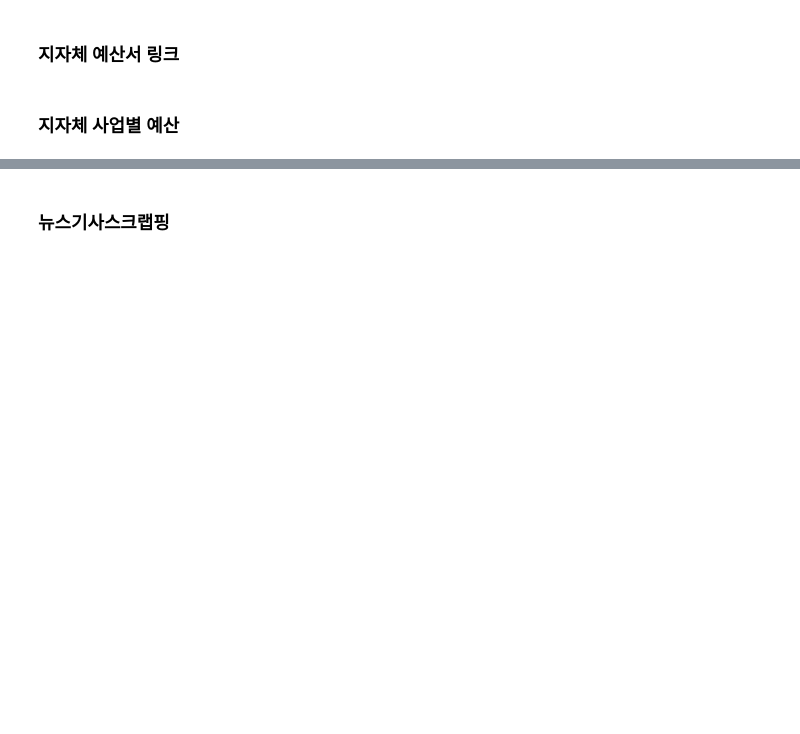
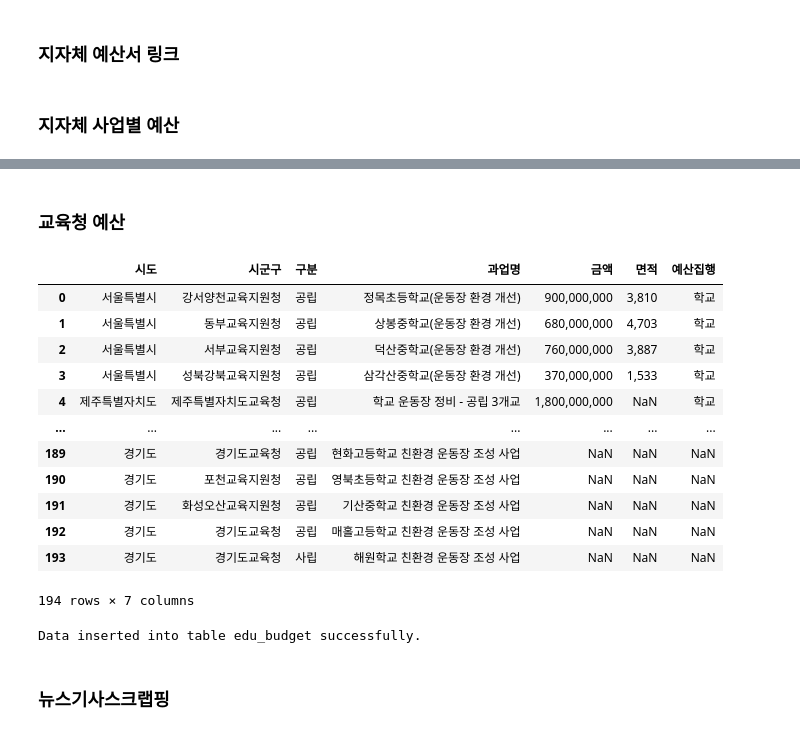
Before and after one commit to kkwann/mido_project, a Jupyter notebook: Data_collection.ipynb, the cells around one changed output, grey strips where cells are left out. Saved outputs shown, nothing was run; the diff lists cells and outputs as text; code cells hidden in the pictures; blank space fills up the shorter version.

```diff
--- a/Data_collection.ipynb
+++ b/Data_collection.ipynb
@@ -950,3 +958,28 @@ save_dataframe_to_bigquery(bid_budget_df_fin,'budget','budget_df_0'+today,bigque
+# %% [markdown]
+### 교육청 예산
+# %%
+edu_df = pd.read_csv('C:/py_src/midoproject/data/2024년 교육청 본예산 정리.csv')
+edu_df.columns = ['시도','시군구','구분','과업명','금액','면적','예산집행']
+# %%
+edu_df
+# %% [output]
+|  | 시도 | 시군구 | 구분 | 과업명 | 금액 | 면적 | 예산집행 |
+| 0 | 서울특별시 | 강서양천교육지원청 | 공립 | 정목초등학교(운동장 환경 개선) | 900,000,000 | 3,810 | 학교 |
+| 1 | 서울특별시 | 동부교육지원청 | 공립 | 상봉중학교(운동장 환경 개선) | 680,000,000 | 4,703 | 학교 |
+| 2 | 서울특별시 | 서부교육지원청 | 공립 | 덕산중학교(운동장 환경 개선) | 760,000,000 | 3,887 | 학교 |
+| 3 | 서울특별시 | 성북강북교육지원청 | 공립 | 삼각산중학교(운동장 환경 개선) | 370,000,000 | 1,533 | 학교 |
+| 4 | 제주특별자치도 | 제주특별자치도교육청 | 공립 | 학교 운동장 정비 - 공립 3개교 | 1,800,000,000 | NaN | 학교 |
+| ... | ... | ... | ... | ... | ... | ... | ... |
+| 189 | 경기도 | 경기도교육청 | 공립 | 현화고등학교 친환경 운동장 조성 사업 | NaN | NaN | NaN |
+| 190 | 경기도 | 포천교육지원청 | 공립 | 영북초등학교 친환경 운동장 조성 사업 | NaN | NaN | NaN |
+| 191 | 경기도 | 화성오산교육지원청 | 공립 | 기산중학교 친환경 운동장 조성 사업 | NaN | NaN | NaN |
+| 192 | 경기도 | 경기도교육청 | 공립 | 매홀고등학교 친환경 운동장 조성 사업 | NaN | NaN | NaN |
+| 193 | 경기도 | 경기도교육청 | 사립 | 해원학교 친환경 운동장 조성 사업 | NaN | NaN | NaN |
+194 rows × 7 columns
+# %%
+save_dataframe_to_bigquery(edu_df,'edu','edu_budget',bigquerykey_path)
+# %% [output]
+Data inserted into table edu_budget successfully.
 # %% [markdown]
 ### 뉴스기사스크랩핑
 # %% [markdown]
```
Also changed, not shown: parts of 7 cells of this notebook, 3 other files.
